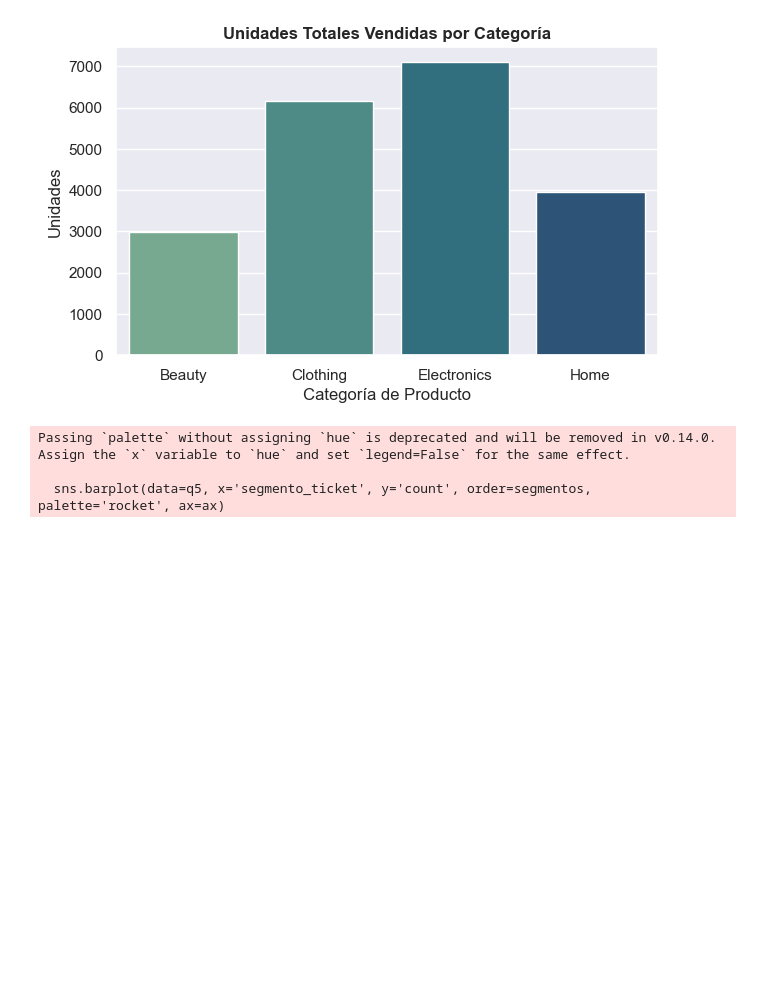
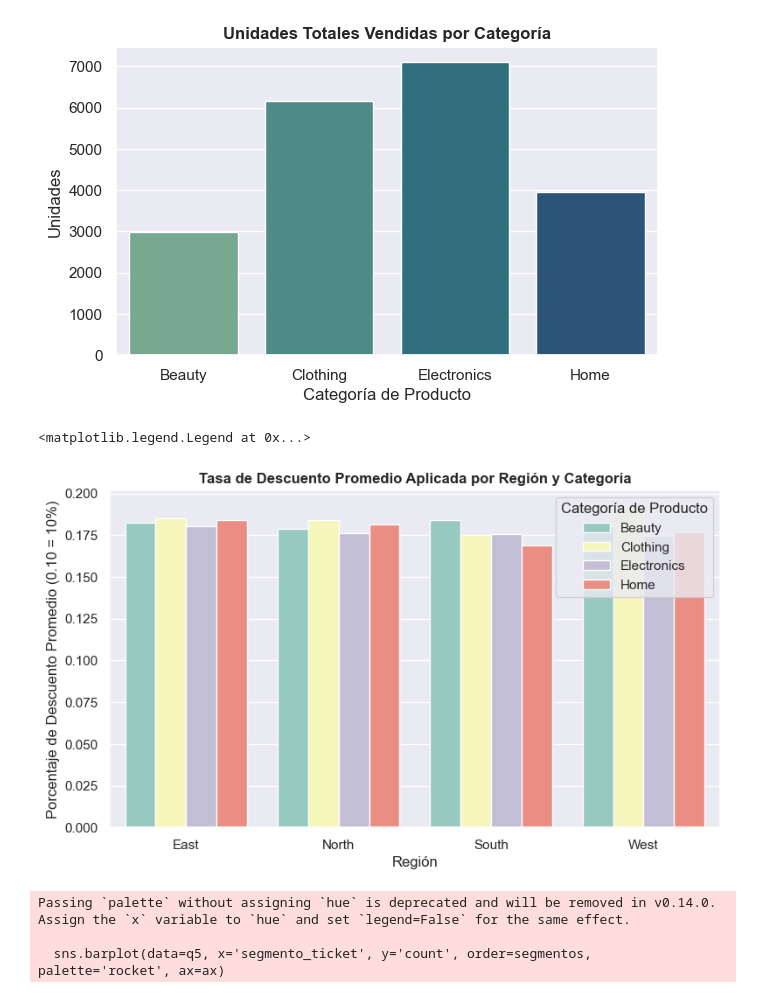
Before and after one commit to AngieManzano/Proyecto_de_Python, a Jupyter notebook: scripts/Eda.ipynb, the cells around one changed output. Saved outputs shown, nothing was run; the diff lists cells and outputs as text; code cells hidden in the pictures; blank space fills up the shorter version.

```diff
--- a/scripts/Eda.ipynb
+++ b/scripts/Eda.ipynb
@@ -611,6 +611,20 @@ Passing `palette` without assigning `hue` is deprecated and will be removed in v
 
   sns.barplot(data=df_q4, x='product_category', y='quantity', palette='crest')
 [figure]
+# %%
+
+df_q15 = df_sales_venta_clean.groupby(['region', 'product_category'])['discount'].mean().reset_index()
+
+
+plt.figure(figsize=(9, 5))
+sns.barplot(data=df_q15, x='region', y='discount', hue='product_category', palette='Set3')
+plt.title('Tasa de Descuento Promedio Aplicada por Región y Categoría', fontweight='bold')
+plt.xlabel('Región')
+plt.ylabel('Porcentaje de Descuento Promedio (0.10 = 10%)')
+plt.legend(title='Categoría de Producto', loc='upper right')
+# %% [output]
+<matplotlib.legend.Legend at 0x...>
+[figure, added]
 # %%
 condiciones = [
     (df_sales_venta_clean['revenue'] > 1000),
```
